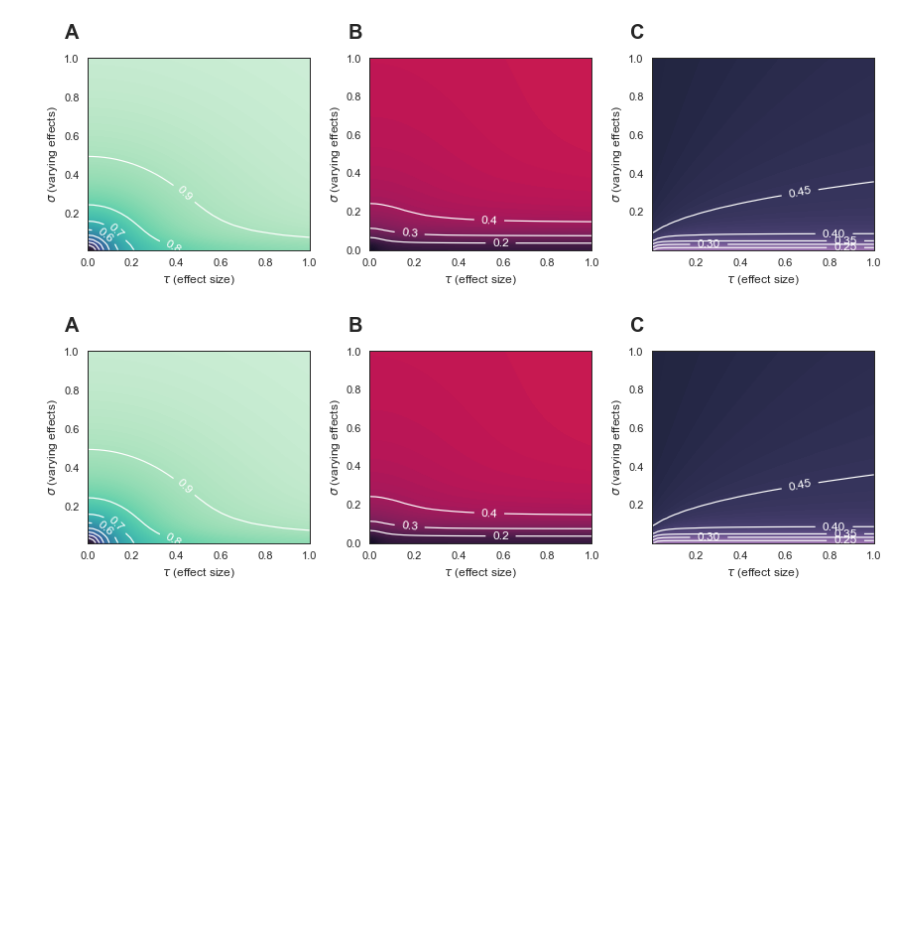
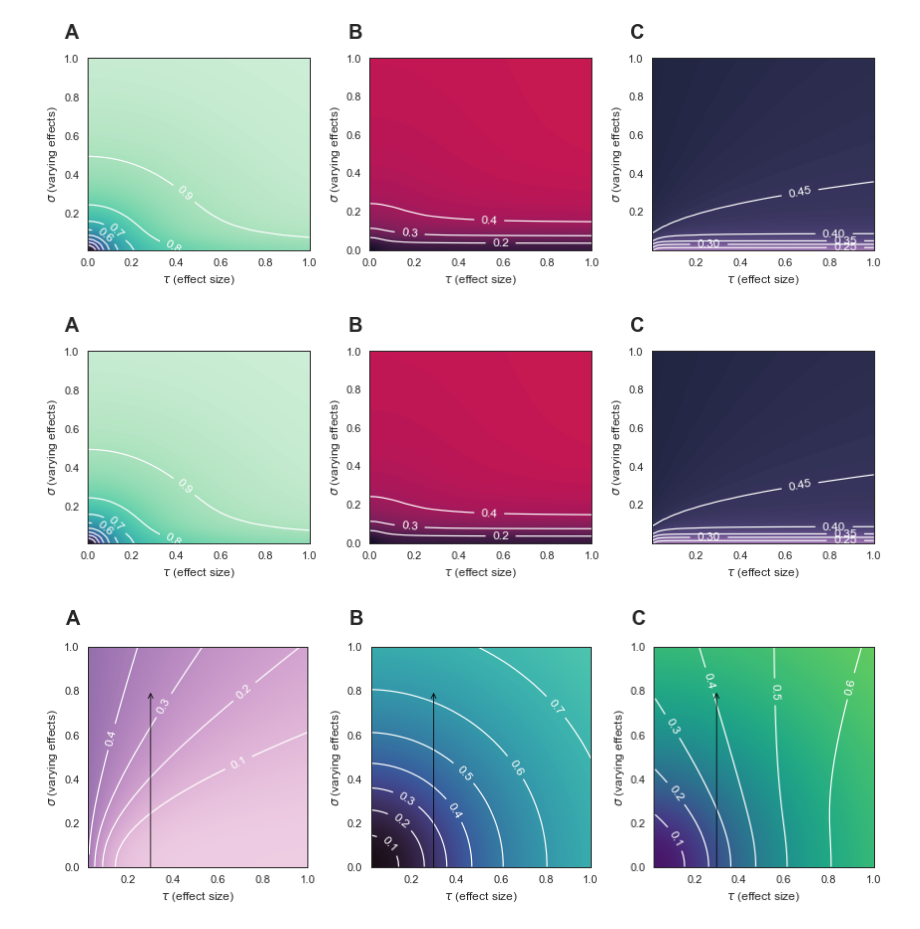
Before and after one commit to josephbb/ReplicationSurveys, a Jupyter notebook: Theory.ipynb, the cells around one changed output. Cells and saved outputs as stored; diff of their text form; code cells hidden in the pictures; blank space fills up the shorter version.

Commit message:
Added p-hacking figure

```diff
--- a/Theory.ipynb
+++ b/Theory.ipynb
@@ -54,3 +61,78 @@ SI_Theory_Fig1(N=1000, output='./output/figures/SIFigurePTrue10percentN1000.png'
 # %% [output]
 [figure]
 [figure]
+# %%
+res =40
+N = 20
+x = np.linspace(0, 1.0, res)
+y = np.linspace(0, 1.0, res)
+X, Y = np.meshgrid(x, y)
+Z1 = publish_vec(X, Y, 1, N, .05)
+Z2 = type_s_vec(X, Y, 1, N, .05)
+#Z = type_s_vec(X, Y, 1, N, .05)
+# %%
+# Calculate mesh grid
+fig, axs = plt.subplots(1, 3, figsize=(12, 4))
+sns.set_context('paper', font_scale=1.25)
+sns.set_style('white')
+
+
+axs1 = axs[2]
+
+# Plot colormap
+lls = np.linspace(.1, 1, 10)
+Z = np.multiply(Z1, (1-Z2))
+
+CS = axs1.contour(X, Y, Z, levels=lls, zorder=2, colors='white')
+axs1.clabel(CS, colors='w', fontsize=12)  # contour line labels
+levels = np.linspace(.0, 1, 1000)
+CSF = axs1.contourf(X, Y, Z1, zorder=1, levels=levels,
+                    cmap=sns.color_palette("viridis", as_cmap=True))
+axs1.set_ylabel(r'$\sigma$' + ' (varying effects)')
+axs1.set_xlabel(r'$\tau$' + ' (effect size)')
+axs1.set_xlim(0.02,1.)
+axs1.annotate( xy=(0.3, 0.8), text="",xytext=(0.30, -0.01),color='k', arrowprops=dict(arrowstyle="->",
+                                                                               color='k'))
+
+
+axs1 = axs[1]
+# Plot colormap
+lls = np.linspace(.1, 1, 10)
+Z = (Z1)
+CS = axs1.contour(X, Y, Z, levels=lls, zorder=2, colors='white')
+axs1.clabel(CS, colors='w', fontsize=12)  # contour line labels
+levels = np.linspace(.0, 1, 1000)
+CSF = axs1.contourf(X, Y, Z, zorder=1, levels=levels,
+                    cmap=sns.color_palette("mako", as_cmap=True))
+axs1.set_ylabel(r'$\sigma$' + ' (varying effects)')
+axs1.set_xlabel(r'$\tau$' + ' (effect size)')
+axs1.set_xlim(0.02,1.)
+axs1.annotate( xy=(0.3, 0.8), text="",xytext=(0.30, -0.01),color='k', arrowprops=dict(arrowstyle="->",
+                                                                               color='k'))
+
+
+axs1 = axs[0]
+# Plot colormap
+Z = Z2
+lls = np.linspace(.1, 1, 10)
+CS = axs1.contour(X, Y, Z, levels=lls, zorder=2, colors='white')
+axs1.clabel(CS, colors='w', fontsize=12)  # contour line labels
+levels = np.linspace(.0, 1, 1000)
+CSF = axs1.contourf(X,Y, Z, zorder=1,
+                            levels=levels, cmap=sns.color_palette("ch:start=2.8,rot=.3", as_cmap=True))
+axs1.set_ylabel(r'$\sigma$' + ' (varying effects)')
+axs1.set_xlabel(r'$\tau$' + ' (effect size)')
+axs1.set_xlim(0.02,1.)
+plt.tight_layout()
+axs1.annotate( xy=(0.3, 0.8), text="",xytext=(0.30, -0.01),color='k', arrowprops=dict(arrowstyle="->",
+                                                                               color='k'))
+
+axs = axs.flat
+import string
+for n, ax in enumerate(axs):
+    ax.text(-0.1, 1.1, string.ascii_uppercase[n], transform=ax.transAxes,
+            size=20, weight='bold')
+
+plt.savefig('./SIPHack.png',dpi=300)
+# %% [output]
+[figure, added]
```
Also changed, not shown: parts of 2 cells of this notebook, 1 other file.
